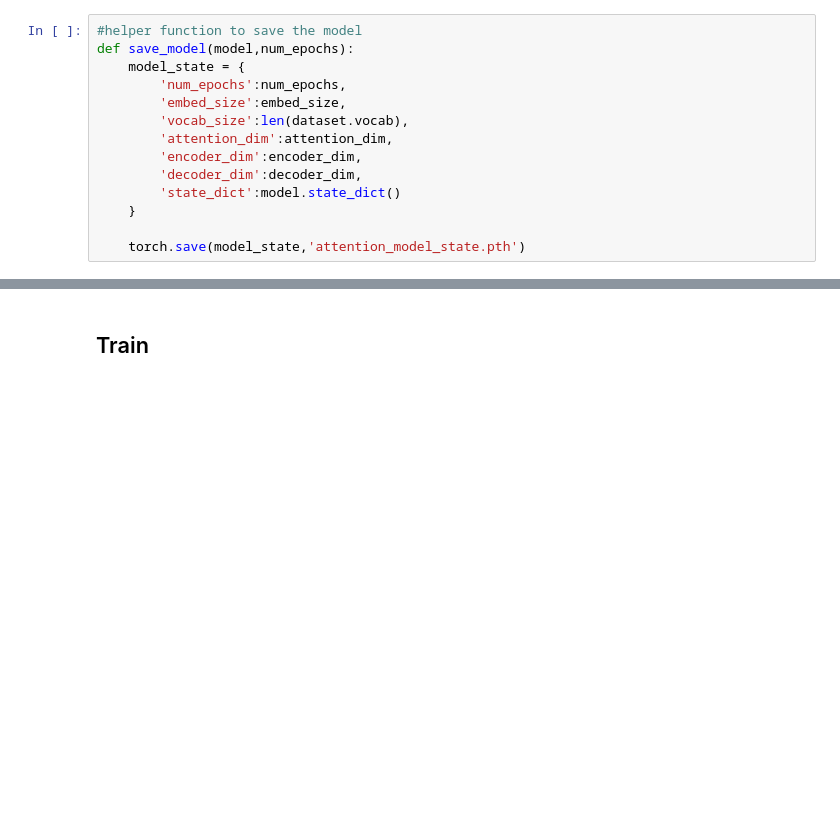
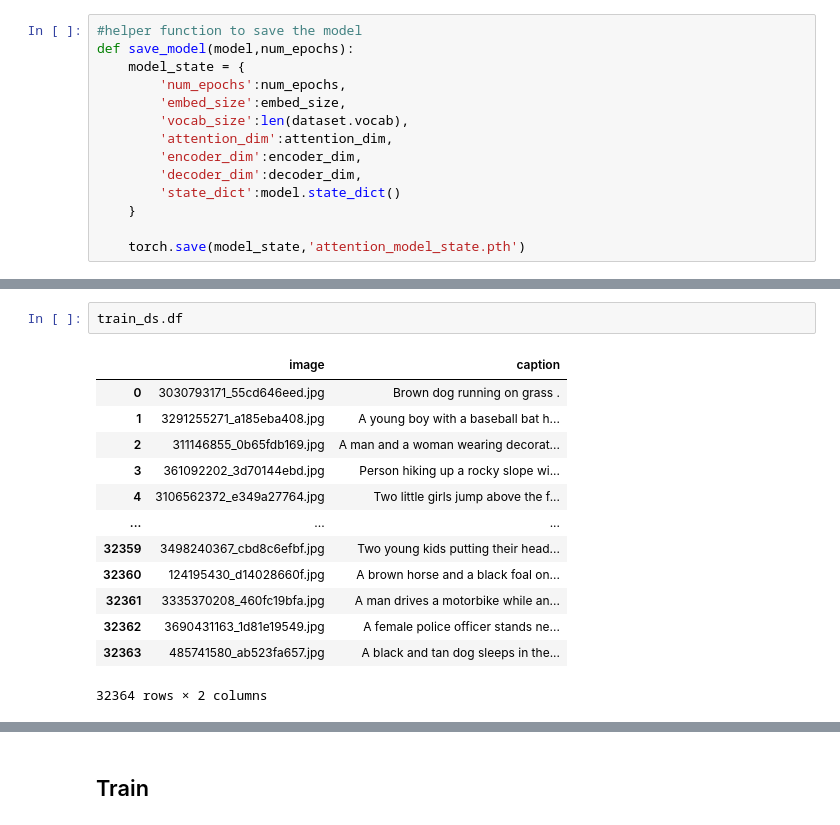
Before and after one commit to DCC-UAB/Image_Captioning, a Jupyter notebook: SRC/notebook-understanding.ipynb, the cells around one changed output, grey strips where cells are left out. Saved outputs shown, nothing was run; the diff lists cells and outputs as text; blank space fills up the shorter version.

```diff
--- a/SRC/notebook-understanding.ipynb
+++ b/SRC/notebook-understanding.ipynb
@@ -317,0 +333,16 @@ def save_model(model,num_epochs):
+# %%
+train_ds.df
+# %% [output]
+|  | image | caption |
+| 0 | 3030793171_55cd646eed.jpg | Brown dog running on grass . |
+| 1 | 3291255271_a185eba408.jpg | A young boy with a baseball bat h... |
+| 2 | 311146855_0b65fdb169.jpg | A man and a woman wearing decorat... |
+| 3 | 361092202_3d70144ebd.jpg | Person hiking up a rocky slope wi... |
+| 4 | 3106562372_e349a27764.jpg | Two little girls jump above the f... |
+| ... | ... | ... |
+| 32359 | 3498240367_cbd8c6efbf.jpg | Two young kids putting their head... |
+| 32360 | 124195430_d14028660f.jpg | A brown horse and a black foal on... |
+| 32361 | 3335370208_460fc19bfa.jpg | A man drives a motorbike while an... |
+| 32362 | 3690431163_1d81e19549.jpg | A female police officer stands ne... |
+| 32363 | 485741580_ab523fa657.jpg | A black and tan dog sleeps in the... |
+32364 rows × 2 columns
```
Also changed, not shown: parts of 5 cells of this notebook, 3 other files.
